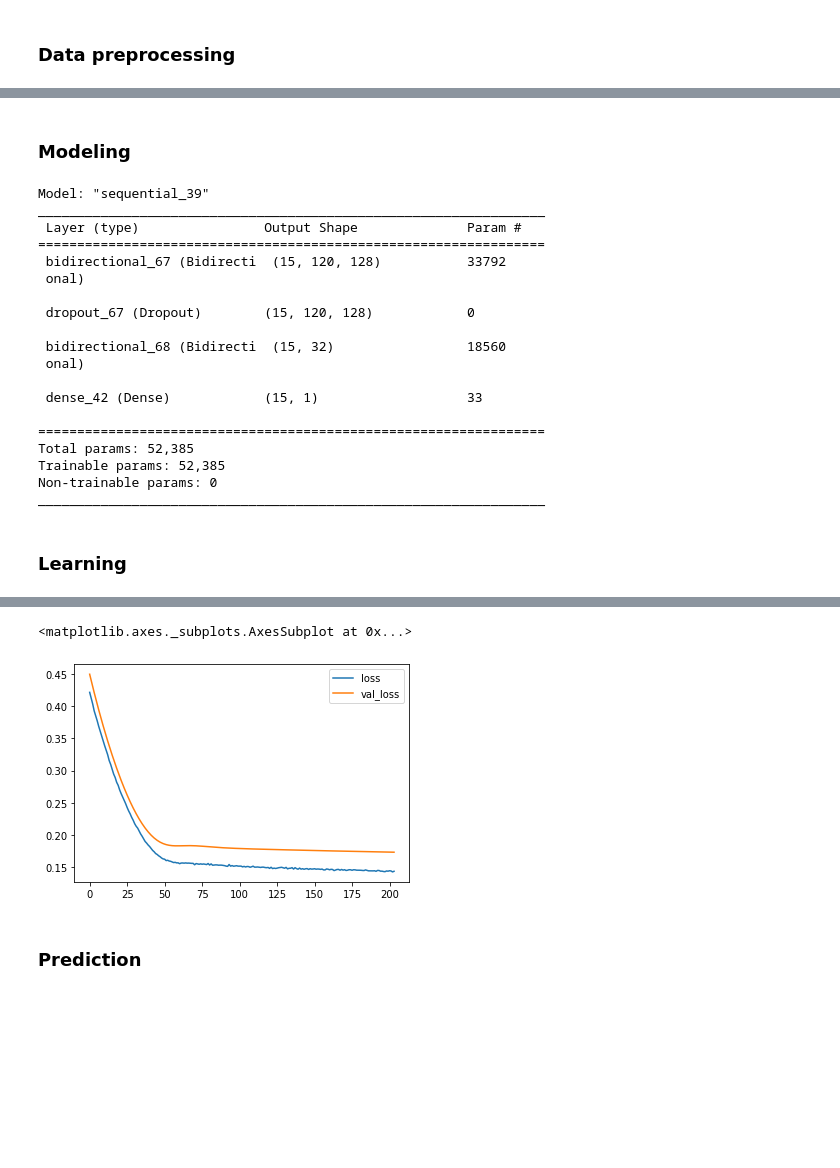
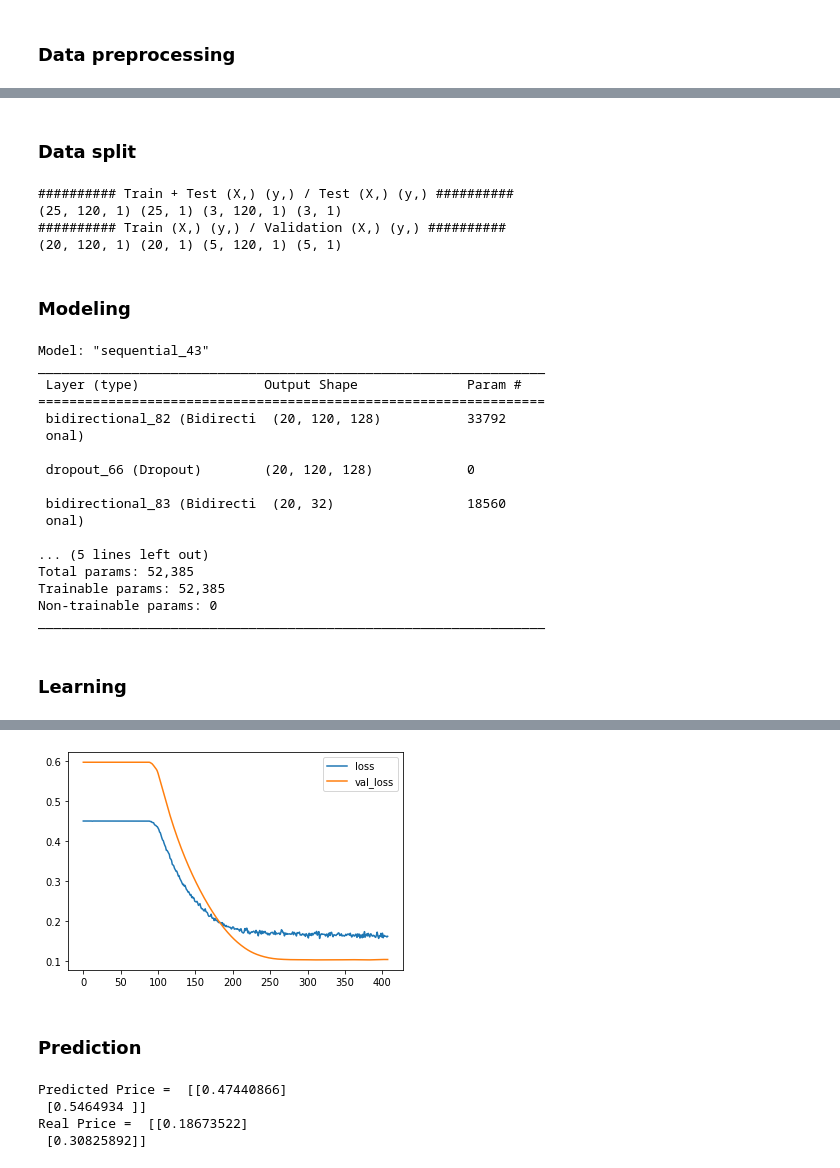
Before and after one commit to DaeSeokSong/LSTM-PPoA, a Jupyter notebook: Predict_Price_of_Agricultural.ipynb, the cells around one changed output, grey strips where cells are left out. Saved outputs shown, nothing was run; the diff lists cells and outputs as text; code cells hidden in the pictures; blank space fills up the shorter version.

```diff
--- a/Predict_Price_of_Agricultural.ipynb
+++ b/Predict_Price_of_Agricultural.ipynb
@@ -69,11 +69,11 @@ CROPS = ''
 # %%
 START_YEAR = 2006
-END_YEAR = 2020
+END_YEAR = 2019
 CROPS = 'onion'
 dataset = []
 
 # 지난 최대 5년간 최대, 최소치를 기준으로 정규화해야 하는 항목들
-df = pd.read_csv('./Dataset/last_production_'+CROPS+'.csv', index_col=0, encoding='cp949')
+df = pd.read_csv('./Dataset/'+CROPS+'/last_production_'+CROPS+'.csv', index_col=0, encoding='cp949')
 # 전년 재배면적
 last_cultiv_area = df['전년면적']
 # 전년 평균 생산량(수확량)
@@ -89,7 +89,7 @@ for next in range(0, (END_YEAR-START_YEAR)+1) :
     cur_year = START_YEAR + next
 
     f_name = str(cur_year)+'_'+CROPS+'.csv'
-    df = pd.read_csv('./Dataset/'+f_name, index_col=0)
+    df = pd.read_csv('./Dataset/'+CROPS+'/'+f_name, index_col=0)
 
     ''' 기상변수 '''
     # 강수량
@@ -221,38 +341,54 @@ print(X_train.shape, y_train.shape, X_val.shape, y_val.shape)
+# %% [markdown]
+### Data split
+# %%
+# Data division (Train : Test = 9 : 1)
+X_train, X_test, y_train, y_test = train_test_split(X_dataset, y_dataset, test_size = 0.1)
+print("########## Train + Test (X,) (y,) / Test (X,) (y,) ##########")
+print(X_train.shape, y_train.shape, X_test.shape, y_test.shape)
+
+# Data division (Train : Validation = 8 : 2)
+X_train, X_val, y_train, y_val = train_test_split(X_train, y_train, test_size = 0.2)
+print("########## Train (X,) (y,) / Validation (X,) (y,) ##########")
+print(X_train.shape, y_train.shape, X_val.shape, y_val.shape)
+# %% [output]
+########## Train + Test (X,) (y,) / Test (X,) (y,) ##########
+(25, 120, 1) (25, 1) (3, 120, 1) (3, 1)
+########## Train (X,) (y,) / Validation (X,) (y,) ##########
+(20, 120, 1) (20, 1) (5, 120, 1) (5, 1)
 # %% [markdown]
 ### Modeling
 # %%
 model = Sequential()
 
 model.add(Bidirectional(LSTM(64,                    # 해당 층의 노드 개수
-                       input_shape=(15, 120, 1),    # input_shape=?
+                       input_shape=(20, 120, 1),    # input_shape=?
                        return_sequences=True)))     # return_sequences == 각 시퀀스를 출력할지
 model.add(Dropout(0.01))                            # 과적합 방지용 Ex. Dropout 20%(==0.2)
 model.add(Bidirectional(LSTM(16)))
+model.add(Dropout(0.01))
 model.add(Dense(1, activation='relu'))
 
-model.build(input_shape=(15, 120, 1))
+model.build(input_shape=(20, 120, 1))
 model.compile(loss=losses.MeanSquaredError(),
-              optimizer=Adam(learning_rate=0.0001), # pram ex. learning_rate=0.0001
+              optimizer=Adam(learning_rate=0.000025), # pram ex. learning_rate=0.0001
               metrics=[metrics.MeanSquaredError()]
               )
 
 model.summary()
 # %% [output]
-Model: "sequential_39"
+Model: "sequential_43"
 _________________________________________________________________
  Layer (type)                Output Shape              Param #
 =================================================================
- bidirectional_67 (Bidirecti  (15, 120, 128)           33792
+ bidirectional_82 (Bidirecti  (20, 120, 128)           33792
  onal)
 
- dropout_67 (Dropout)        (15, 120, 128)            0
+ dropout_66 (Dropout)        (20, 120, 128)            0
 
- bidirectional_68 (Bidirecti  (15, 32)                 18560
+ bidirectional_83 (Bidirecti  (20, 32)                 18560
  onal)
 
- dense_42 (Dense)            (15, 1)                   33
-
-=================================================================
+... (5 lines left out)
 Total params: 52,385
 Trainable params: 52,385
 Non-trainable params: 0
@@ -262,12 +398,17 @@ _________________________________________________________________
 # %%
 history = model.fit(X_train, y_train,
                     validation_data = (X_val, y_val),
-                    batch_size = 20,
-                    epochs = 204,                     # Train set's 10%
-                    verbose = 1,                      # 0=silent, 1=progress bar, 2=one line per epoch.
+                    batch_size = 24,                    # Train set's 1~2%
+                    epochs = 408,                       # Train set's 10%
+                    verbose = 1,                        # 0=silent, 1=progress bar, 2=one line per epoch.
                     )
 
-# loss and acc graph (train and val)
+# loss and acc graph (train nd val)
 history_df = pd.DataFrame(history.history)
 history_df[["loss", "val_loss"]].plot()
+
+# Acc and Loss about real data
+learning_lost, learning_err = model.evaluate(X_test, y_test, verbose=2)
+print("Learning error % :", learning_err * 100)
+print("Learning loss % :", learning_lost * 100)
 # %% [output]
@@ -291,4 +432,15 @@ Epoch 204/204
-<matplotlib.axes._subplots.AxesSubplot at 0x...>
-[figure, old version]
+[figure, new version]
 # %% [markdown]
 ### Prediction
+# %%
+pred_res = model.predict(pred_X_dataset)
+
+scaler = MinMaxScaler()
+scaler.fit(y_dataset)
+print("Predicted Price = ", scaler.inverse_transform(pred_res))
+print("Real Price = ", scaler.inverse_transform(pred_y_dataset))
+# %% [output]
+Predicted Price =  [[0.47440866]
+ [0.5464934 ]]
+Real Price =  [[0.18673522]
+ [0.30825892]]
```
Also changed, not shown: parts of 11 cells of this notebook.
